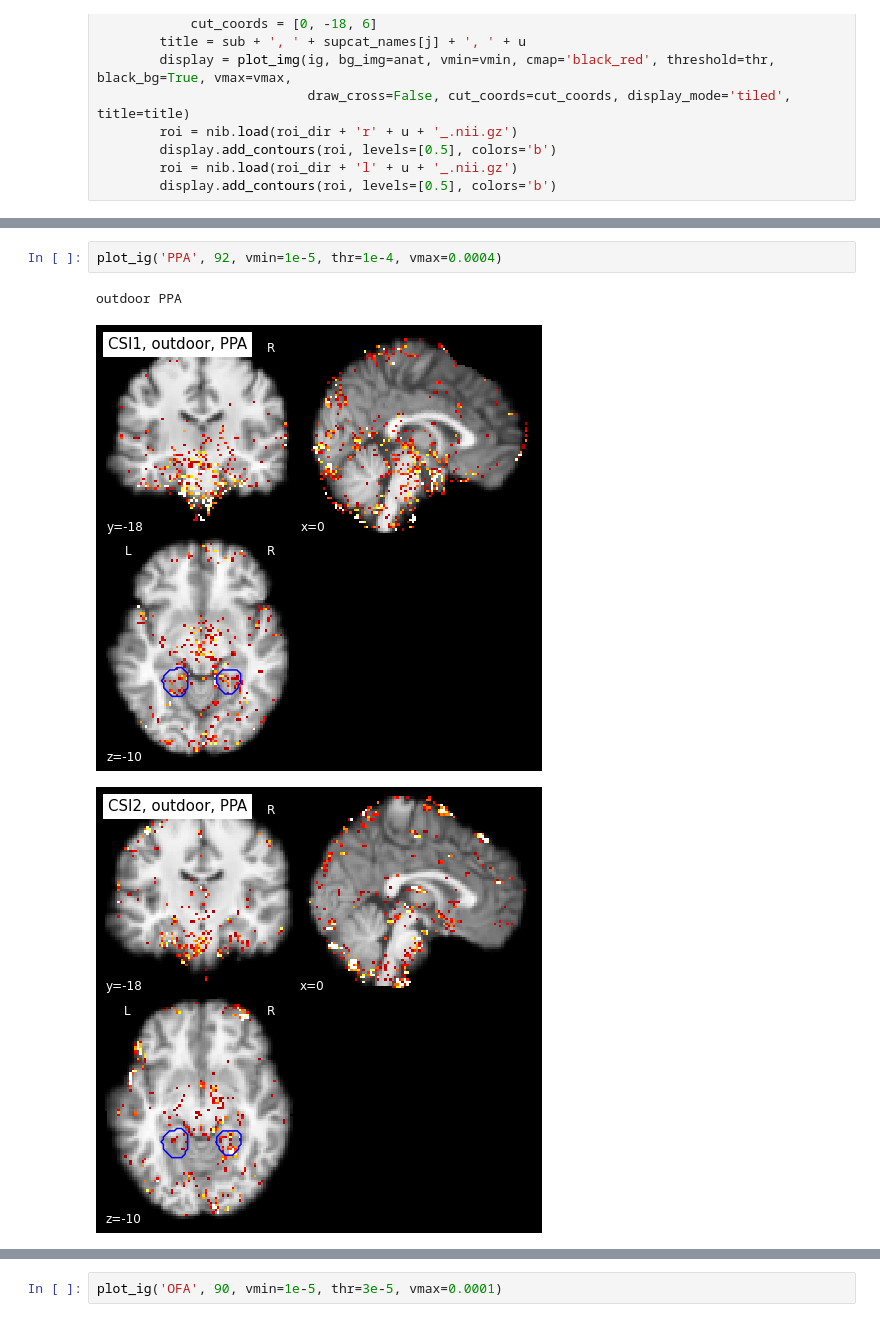
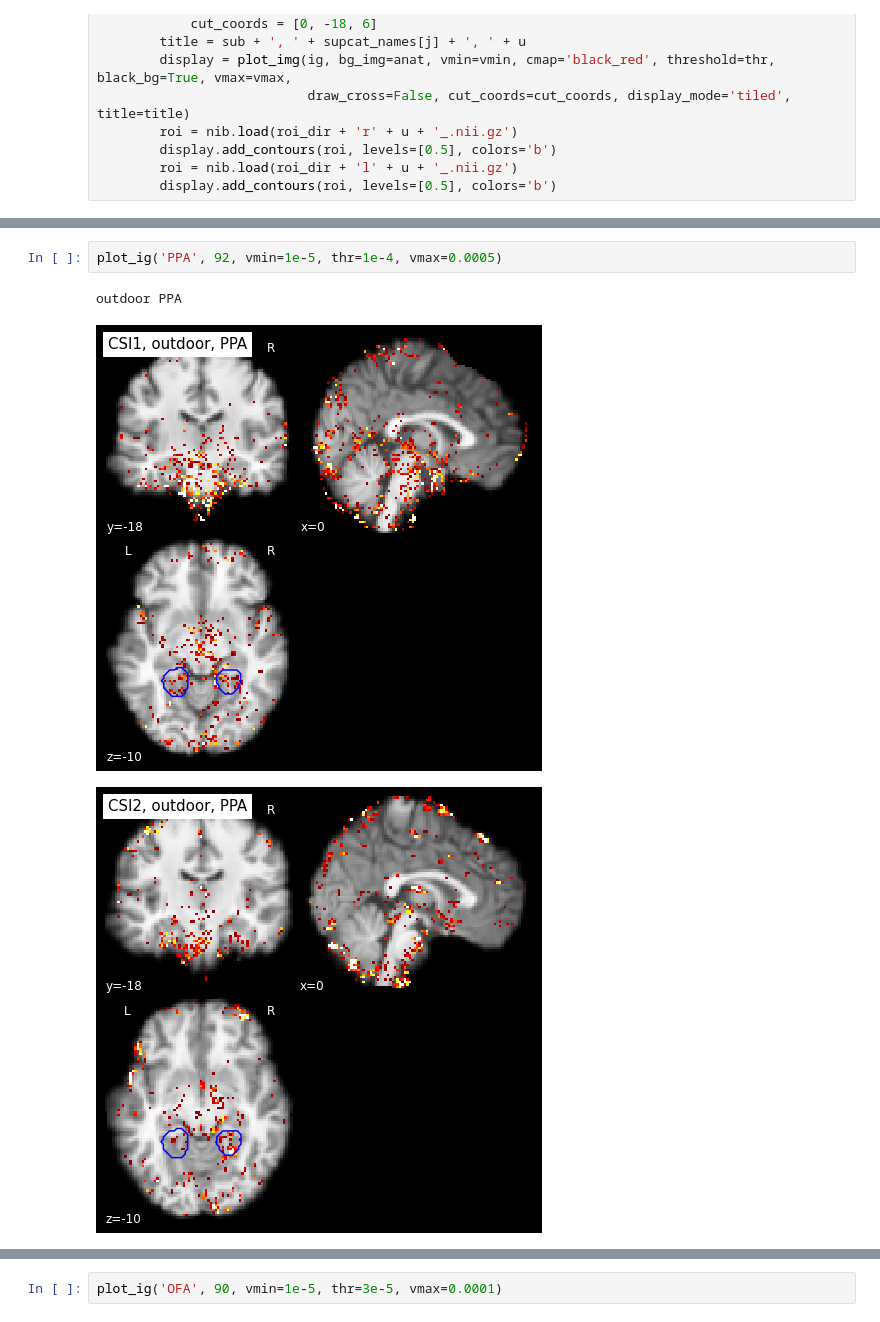
Before and after one commit to khademi/Neural-Decoding, a Jupyter notebook: contour.ipynb, the cells around one changed output, grey strips where cells are left out. Saved outputs shown, nothing was run; the diff lists cells and outputs as text.

```diff
--- a/contour.ipynb
+++ b/contour.ipynb
@@ -62,6 +62,6 @@ person EBA
 # %%
-plot_ig('PPA', 92, vmin=1e-5, thr=1e-4, vmax=0.0004)
+plot_ig('PPA', 92, vmin=1e-5, thr=1e-4, vmax=0.0005)
 # %% [output]
 outdoor PPA
-[figure, old version]
+[figure, new version]
-[figure, old version]
+[figure, new version]
```
Also changed, not shown: parts of 3 cells of this notebook, 1 other file.
